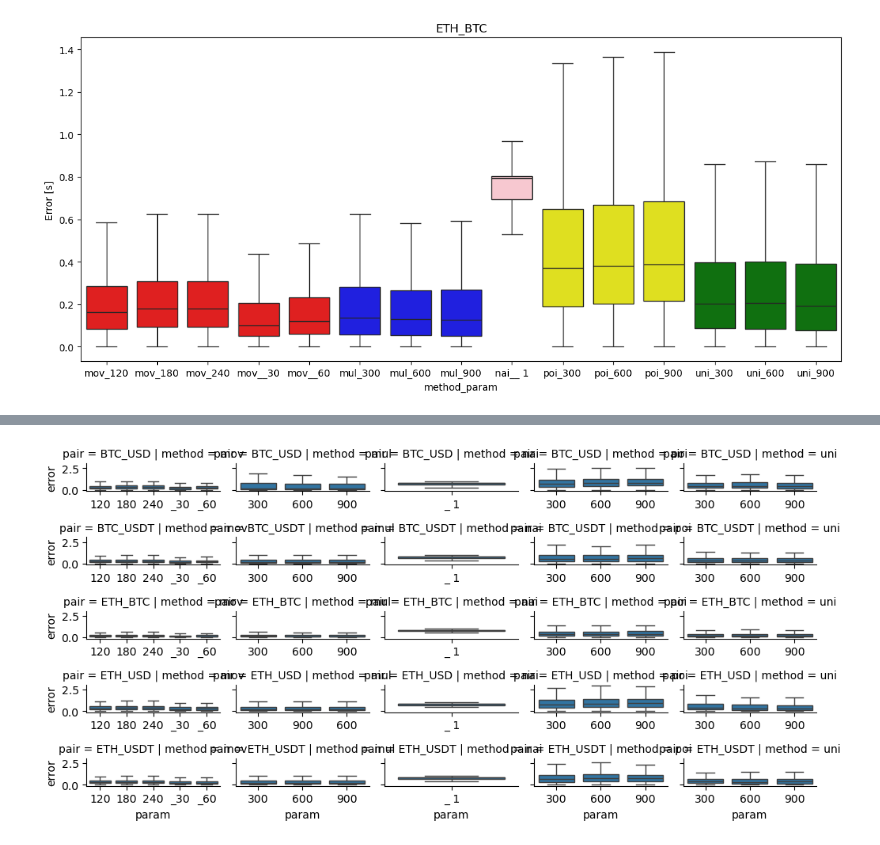
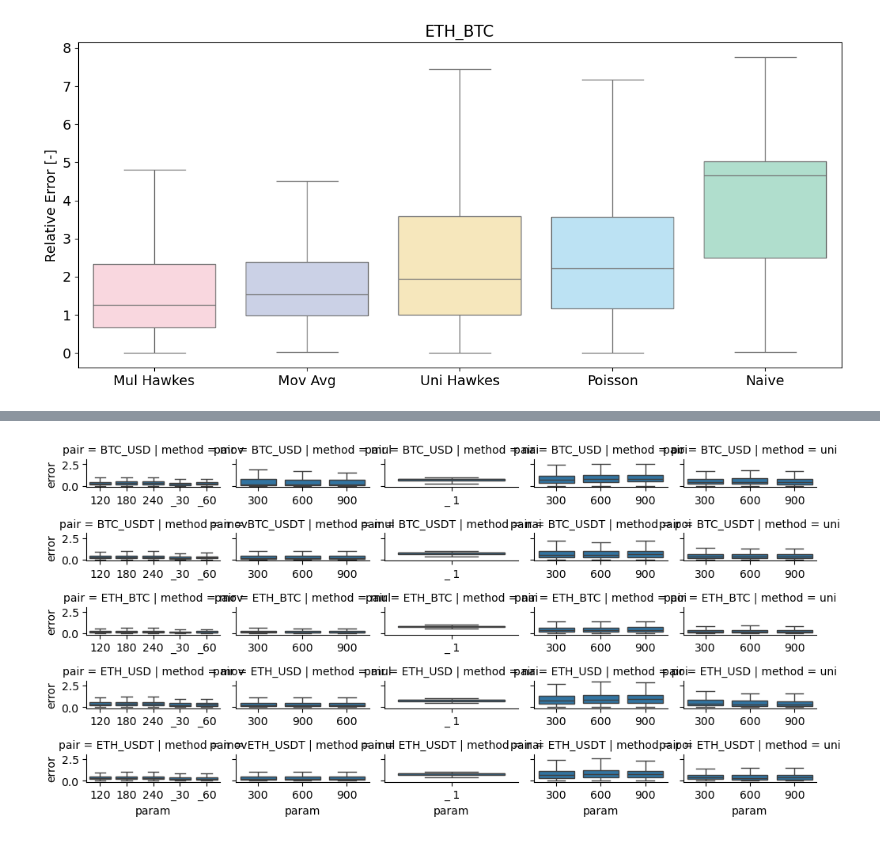
Before and after one commit to daxus4/multivariate_hawkes, a Jupyter notebook: notebook/n20241124_check_accuracy.ipynb, the cells around one changed output, grey strips where cells are left out. Drawn from its saved outputs; the diff is of its cells as text; code cells hidden in the pictures.

```diff
--- a/notebook/n20241124_check_accuracy.ipynb
+++ b/notebook/n20241124_check_accuracy.ipynb
@@ -4,7 +4,7 @@ import matplotlib.pyplot as plt
 import seaborn as sns
 from pathlib import Path
 
-SIMULATION_FOLDER = 'C:\\Users\\Admin\\Desktop\\phd\\multivariate_hawkes\\data\\simulations'
+SIMULATION_FOLDER = "C:\\Users\\Admin\\OneDrive - Politecnico di Milano\\phd\\code\\multivariate_hawkes\\data\\simulations"
 # %%
 path = Path(SIMULATION_FOLDER)
 method_simulation_subdirs = [
@@ -43,10 +72,19 @@ df.head()
 # %%
 # Create a boxplot with 'method_param' on the x-axis, 'error' on the y-axis, and separate plots by 'pair'
-unique_methods = df['method_param'].unique()
-colors = ['red'] * 5 + ['blue'] * 3 + ['pink'] + ['yellow'] * 3 + ['green'] * 3
+unique_methods = df["method_param"].unique()
+# colors = ['red'] * 5 + ['blue'] * 3 + ['pink'] + ['yellow'] * 3 + ['green'] * 3
 
-palette = dict(zip(unique_methods, colors))
-sns.catplot(x='method_param', y='error', row='pair', data=df, kind='box', height=3, aspect=4, sharey=False, palette=palette)
+# palette = dict(zip(unique_methods, colors))
+sns.catplot(
+    x="method_param",
+    y="error",
+    row="pair",
+    data=df,
+    kind="box",
+    height=3,
+    aspect=4,
+    sharey=False,  # palette=palette
+)
 
 # Show the plot
 plt.show()
@@ -58,16 +107,62 @@ Passing `palette` without assigning `hue` is deprecated and will be removed in v
 # %%
 # Create a boxplot with 'method_param' on the x-axis, 'error' on the y-axis, and separate plots by 'pair'
 
-for pair in df['pair'].unique():
-    df_pair = df[df['pair'] == pair]
-    unique_methods = df_pair['method_param'].unique()
-    colors = ['red'] * 5 + ['blue'] * 3 + ['pink'] + ['yellow'] * 3 + ['green'] * 3
+for pair in df["pair"].unique():
+    df_pair = df[df["pair"] == pair].copy()
+
+    best_method_params_for_each_method = (df_pair[["method", "error_relative", "method_param"]]
+.groupby(["method", "method_param"])
+.median()
+.sort_values("error_relative")
+.reset_index()
+.drop_duplicates("method", keep="first"))
+
+    df_pair = df_pair.merge(
+        best_method_params_for_each_method[["method_param", "method"]],
+        on=["method_param", "method"],
+        how="inner",
+    )
+
+    df_pair["method"] = df_pair["method"].map(
+        {
+            "mul": "Mul Hawkes",
+            "mov": "Mov Avg",
+            "uni": "Uni Hawkes",
+            "nai": "Naive",
+            "poi": "Poisson",
+        }
+    )
+
+    unique_methods = df_pair["method"].sort_values().unique()
+    colors = (
+        ["#C7CEEA"] * 1
+        + ["#FFD1DC"] * 1
+        + ["#A8E6CF"]
+        + ["#B3E5FC"] * 1
+        + ["#FFECB3"] * 1
+    )
 
     palette = dict(zip(unique_methods, colors))
     plt.figure(figsize=(14, 6))
-    sns.boxplot(x='method_param', y='error', data=df_pair, palette=palette, showfliers=False)
-    plt.title(pair)
-    plt.ylabel('Error [s]')
+    sns.boxplot(
+        x="method",
+        y="error_relative",
+        data=df_pair,
+        showfliers=False,
+        palette=palette,
+        order=["Mul Hawkes", "Mov Avg", "Uni Hawkes", "Poisson", "Naive"],
+    )
+
+    # increase the size of the font
+    plt.xticks(fontsize=14)
+    plt.yticks(fontsize=14)
+
+    # increase the size of the font for title
+    plt.title(pair, fontsize=16)
+
+
+    plt.xlabel("")
+    plt.ylabel("Relative Error [-]", fontsize=14)
     plt.show()
 # %% [output]
 Passing `palette` without assigning `hue` is deprecated and will be removed in v0.14.0. Assign the `x` variable to `hue` and set `legend=False` for the same effect.
@@ -84,3 +179,3 @@ Passing `palette` without assigning `hue` is deprecated and will be removed in v
-[figure, old version]
+[figure, new version]
 Passing `palette` without assigning `hue` is deprecated and will be removed in v0.14.0. Assign the `x` variable to `hue` and set `legend=False` for the same effect.
 
```
Also changed, not shown: parts of 6 cells of this notebook, 16 other files.
